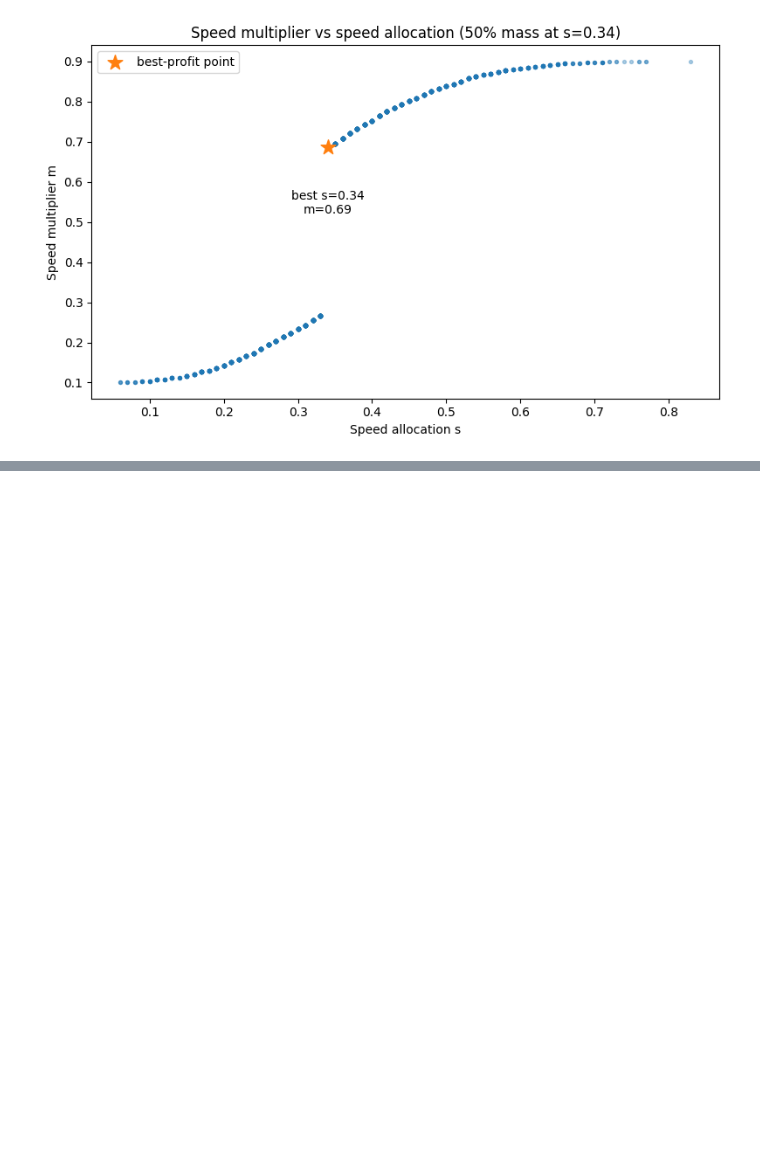
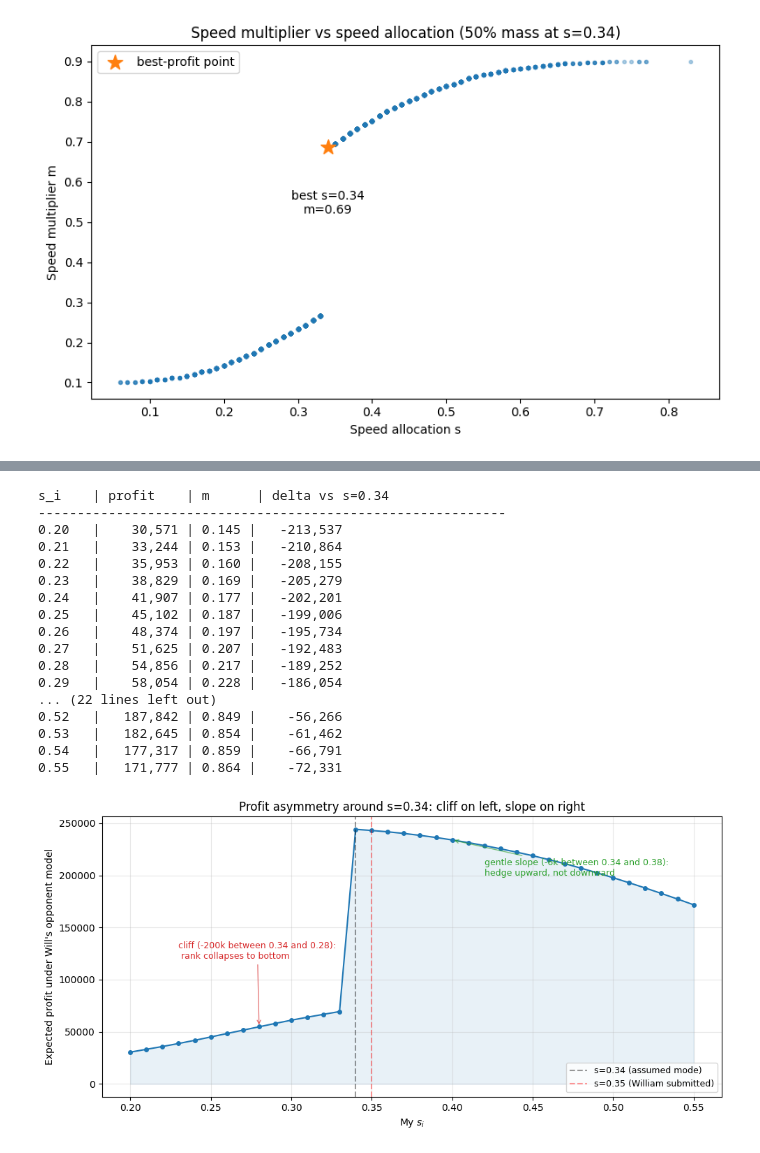
Before and after one commit to Sophbx/imc_prosperity4, a Jupyter notebook: Round2/Data/Round_II_manual_trading_analysis.ipynb, the cells around one changed output, grey strips where cells are left out. Cells and saved outputs as stored; diff of their text form; code cells hidden in the pictures; blank space fills up the shorter version.

```diff
--- a/Round2/Data/Round_II_manual_trading_analysis.ipynb
+++ b/Round2/Data/Round_II_manual_trading_analysis.ipynb
@@ -972,0 +1181,64 @@ best m = 0.6854
+# %%
+s_grid_zoom = np.round(np.arange(0.20, 0.56, 0.01), 2)
+profits_zoom, mults_zoom = best_response_scan(sampler_will, s_grid_zoom, n_trials=50)
+
+ref_idx = int(np.argmin(np.abs(s_grid_zoom - 0.34)))
+ref_profit = profits_zoom[ref_idx]
+
+print(f"{'s_i':<6} | profit    | m      | delta vs s=0.34")
+print("-" * 60)
+for i, s in enumerate(s_grid_zoom):
+    delta = profits_zoom[i] - ref_profit
+    flag = ""
+    if np.isclose(s, 0.34):
+        flag = "  <-- mode"
+    elif np.isclose(s, 0.35):
+        flag = "  <-- William submitted (16/49/35)"
+    print(f"{s:<6.2f} | {profits_zoom[i]:>9,.0f} | {mults_zoom[i]:.3f} | {delta:+10,.0f}{flag}")
+
+fig, ax = plt.subplots(figsize=(10, 5))
+ax.plot(s_grid_zoom, profits_zoom, marker="o", ms=4, color="#1f77b4")
+ax.fill_between(s_grid_zoom, profits_zoom, alpha=0.1, color="#1f77b4")
+ax.axvline(0.34, color="k", linestyle="--", alpha=0.4, label="s=0.34 (assumed mode)")
+ax.axvline(0.35, color="r", linestyle="--", alpha=0.4, label="s=0.35 (William submitted)")
+# annotate the cliff
+ax.annotate(
+    "cliff (-200k between 0.34 and 0.28):\n rank collapses to bottom",
+    xy=(0.28, profits_zoom[int(np.argmin(np.abs(s_grid_zoom - 0.28)))]),
+    xytext=(0.23, 120_000),
+    fontsize=9, color="#d62728",
+    arrowprops=dict(arrowstyle="->", color="#d62728", alpha=0.6),
+)
+ax.annotate(
+    "gentle slope (-6k between 0.34 and 0.38):\nhedge upward, not downward",
+    xy=(0.40, profits_zoom[int(np.argmin(np.abs(s_grid_zoom - 0.40)))]),
+    xytext=(0.42, 200_000),
+    fontsize=9, color="#2ca02c",
+    arrowprops=dict(arrowstyle="->", color="#2ca02c", alpha=0.6),
+)
+ax.set_xlabel("My $s_i$")
+ax.set_ylabel("Expected profit under Will's opponent model")
+ax.set_title("Profit asymmetry around s=0.34: cliff on left, slope on right")
+ax.grid(True, alpha=0.3)
+ax.legend(loc="lower right", fontsize=9)
+plt.tight_layout()
+plt.show()
+# %% [output]
+s_i    | profit    | m      | delta vs s=0.34
+------------------------------------------------------------
+0.20   |    30,571 | 0.145 |   -213,537
+0.21   |    33,244 | 0.153 |   -210,864
+0.22   |    35,953 | 0.160 |   -208,155
+0.23   |    38,829 | 0.169 |   -205,279
+0.24   |    41,907 | 0.177 |   -202,201
+0.25   |    45,102 | 0.187 |   -199,006
+0.26   |    48,374 | 0.197 |   -195,734
+0.27   |    51,625 | 0.207 |   -192,483
+0.28   |    54,856 | 0.217 |   -189,252
+0.29   |    58,054 | 0.228 |   -186,054
+... (22 lines left out)
+0.52   |   187,842 | 0.849 |    -56,266
+0.53   |   182,645 | 0.854 |    -61,462
+0.54   |   177,317 | 0.859 |    -66,791
+0.55   |   171,777 | 0.864 |    -72,331
+[figure, added]
```
Also changed, not shown: parts of 3 cells of this notebook.
